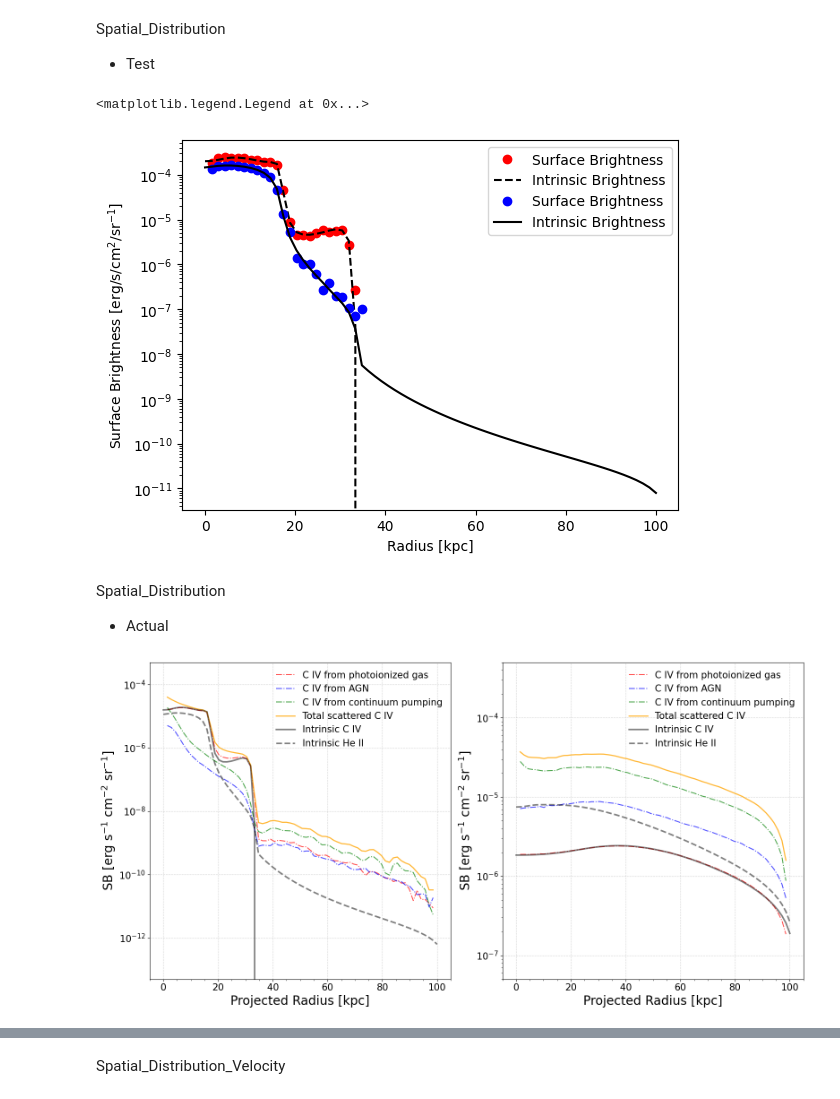
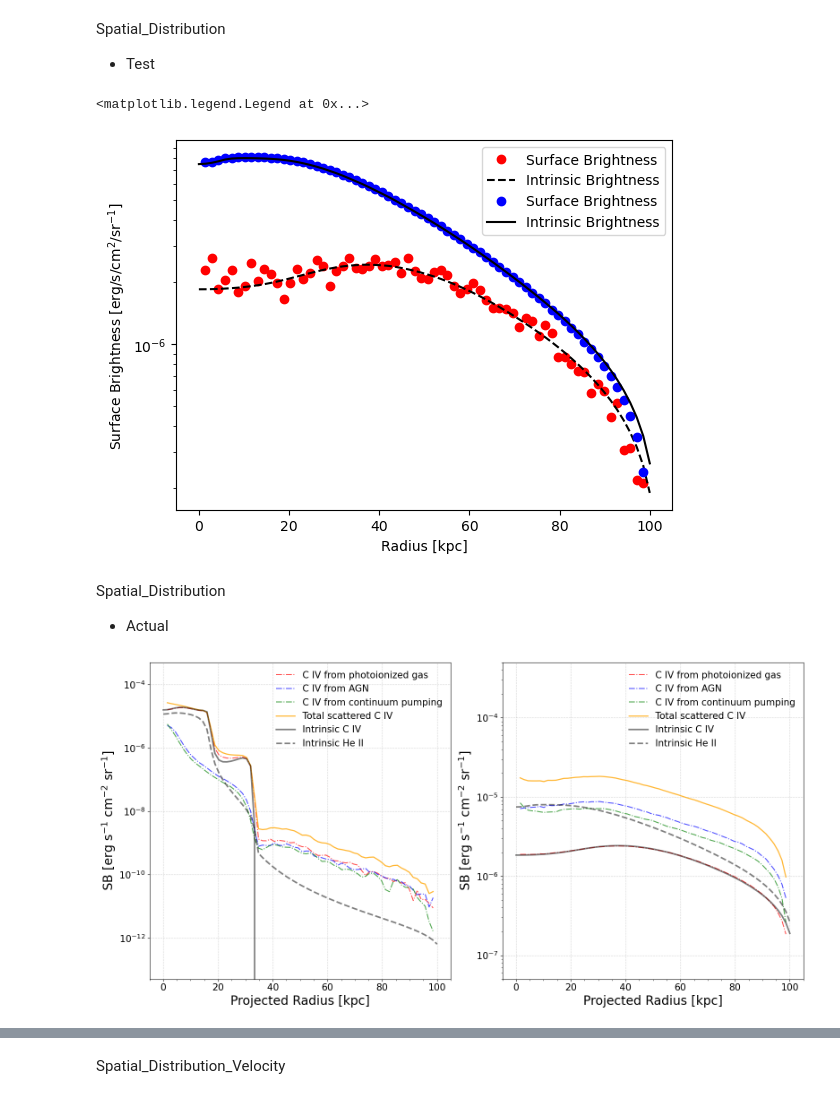
Before and after one commit to jin981016/RT_JIN, a Jupyter notebook: Practice_Spatial_Distribtuion.ipynb, the cells around one changed output, grey strips where cells are left out. Saved outputs shown, nothing was run; the diff lists cells and outputs as text; code cells hidden in the pictures.

```diff
--- a/Practice_Spatial_Distribtuion.ipynb
+++ b/Practice_Spatial_Distribtuion.ipynb
@@ -267,48 +266,48 @@ Direct Jin EW = 28.15785803861026 Angstrom
 Spatial_Distribution
 - Test
 # %%
-from RT import *
+from RT_v1 import *
 
-Lumin = 44.0
+Lumin = 46.0
 Column_density_order= 22.0
 metals = 1.0
 V_out = 0
 V_emit = 3000  # km/s; Gaussian sigma velocity라고 가정
 V_rand = 0
 
 
-path_RT = os.path.expanduser(r"~/spatial_RT_run")
+path_RT = os.path.expanduser(r"~/CIV_RT_scat_data/SB_CIV")
 
 Lc, EW_direct_J, flux = SED_properties(Lumin, V_emit, metals, Column_density_order)
 
 
 geo = "test"
 atom = "CIV"
 radius, Num_SB, number_dist, surface_brightness = spatial_distribution_RT(path_RT,V_out, V_emit, V_rand, geo, atom, Lumin,metals,Column_density_order)
 plt.plot(radius, surface_brightness ,'ro',label='Surface Brightness')
 
 radius_int, intrinsic_brightness = spatial_distribution_CLOUDY(path_RT,V_out, V_emit, V_rand, geo, atom, Lumin,metals,Column_density_order)
 plt.plot(radius_int, intrinsic_brightness,'k--',label='Intrinsic Brightness')
 
 atom = "HeII"
 radius, Num_SB, number_dist, surface_brightness = spatial_distribution_RT(path_RT,V_out, V_emit, V_rand, geo, atom, Lumin,metals,Column_density_order)
 plt.plot(radius, surface_brightness ,'bo',label='Surface Brightness')
 
 radius_int, intrinsic_brightness= spatial_distribution_CLOUDY(path_RT,V_out, V_emit, V_rand, geo, atom, Lumin,metals,Column_density_order)
 plt.plot(radius_int, intrinsic_brightness,'k-',label='Intrinsic Brightness')
 
 plt.yscale("log")
 plt.xlabel(r"Radius [kpc]")
 plt.ylabel(r"Surface Brightness [erg/s/cm$^2$/sr$^{-1}$]")
 plt.legend()
 # %% [output]
 <matplotlib.legend.Legend at 0x...>
-[figure, old version]
+[figure, new version]
 # %% [markdown]
 Spatial_Distribution
 - Actual
 # %%
-from RT import *
+from RT_v1 import *
 fig = plt.figure(1,figsize=(16,8))
 
 Column_density_order= 22.0
@@ -317,12 +316,13 @@ V_out = 500
 V_emit = 3000  # km/s; Gaussian sigma velocity라고 가정
 V_rand = 30
 
+path_RT = os.path.expanduser(r"~/CIV_RT_scat_data/SB_CIV")
+
 
 plt.subplot(121)
 
 Lumin = 44.0
 
-path_RT = os.path.expanduser(r"~/CIV_data_spatial_distribution")
 
 Lc, EW_direct_J, flux = SED_properties(Lumin, V_emit, metals, Column_density_order)
 
@@ -378,7 +378,6 @@ plt.subplot(122)
 
 Lumin = 46.0
 
-path_RT = os.path.expanduser(r"~/CIV_data_spatial_distribution")
 
 Lc, EW_direct_J, flux = SED_properties(Lumin, V_emit, metals, Column_density_order)
 
@@ -432,5 +431,5 @@ plt.grid(True,linestyle='--',alpha=0.5)
 plt.minorticks_on()
 plt.tight_layout()
 # %% [output]
-[figure, old version]
+[figure, new version]
 # %%
```
Also changed, not shown: parts of 6 cells of this notebook, 55 other files.
